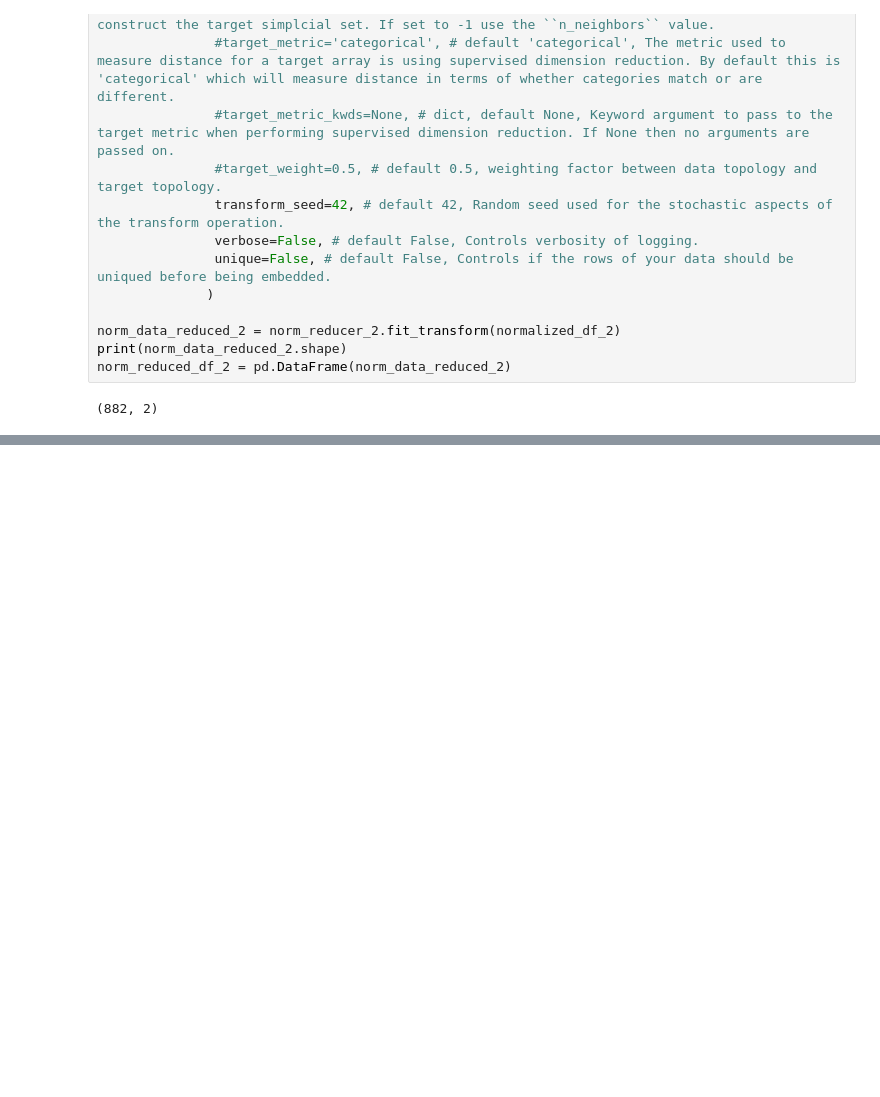
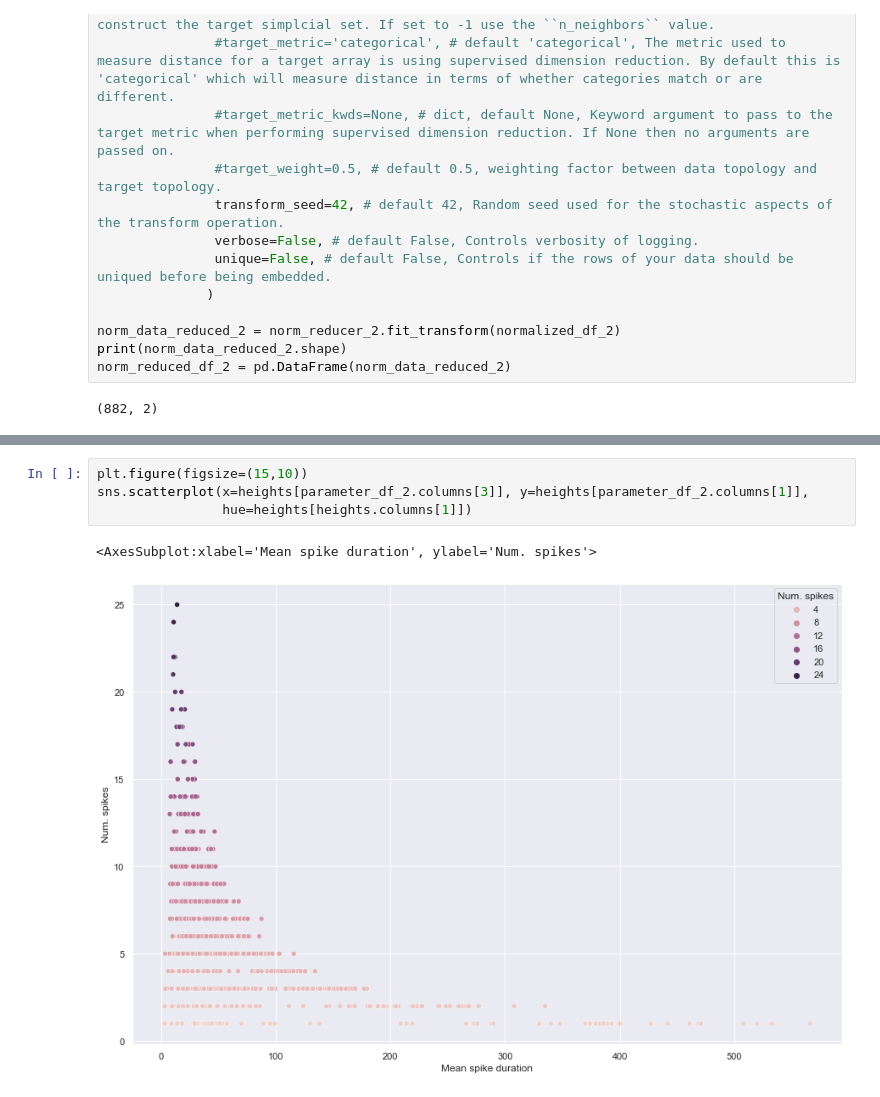
Before and after one commit to jlifferth/Research_Analyst_Playground, a Jupyter notebook: calcium_oscillation/feature_discovery_playground.ipynb, the cells around one changed output, grey strips where cells are left out. Saved outputs shown, nothing was run; the diff lists cells and outputs as text; blank space fills up the shorter version.

```diff
--- a/calcium_oscillation/feature_discovery_playground.ipynb
+++ b/calcium_oscillation/feature_discovery_playground.ipynb
@@ -1200,0 +1259,7 @@ sns.scatterplot(x=x_2, y=y_2)
+# %%
+plt.figure(figsize=(15,10))
+sns.scatterplot(x=heights[parameter_df_2.columns[3]], y=heights[parameter_df_2.columns[1]],
+                hue=heights[heights.columns[1]])
+# %% [output]
+<AxesSubplot:xlabel='Mean spike duration', ylabel='Num. spikes'>
+[figure, added]
```
Also changed, not shown: parts of 38 cells of this notebook.
